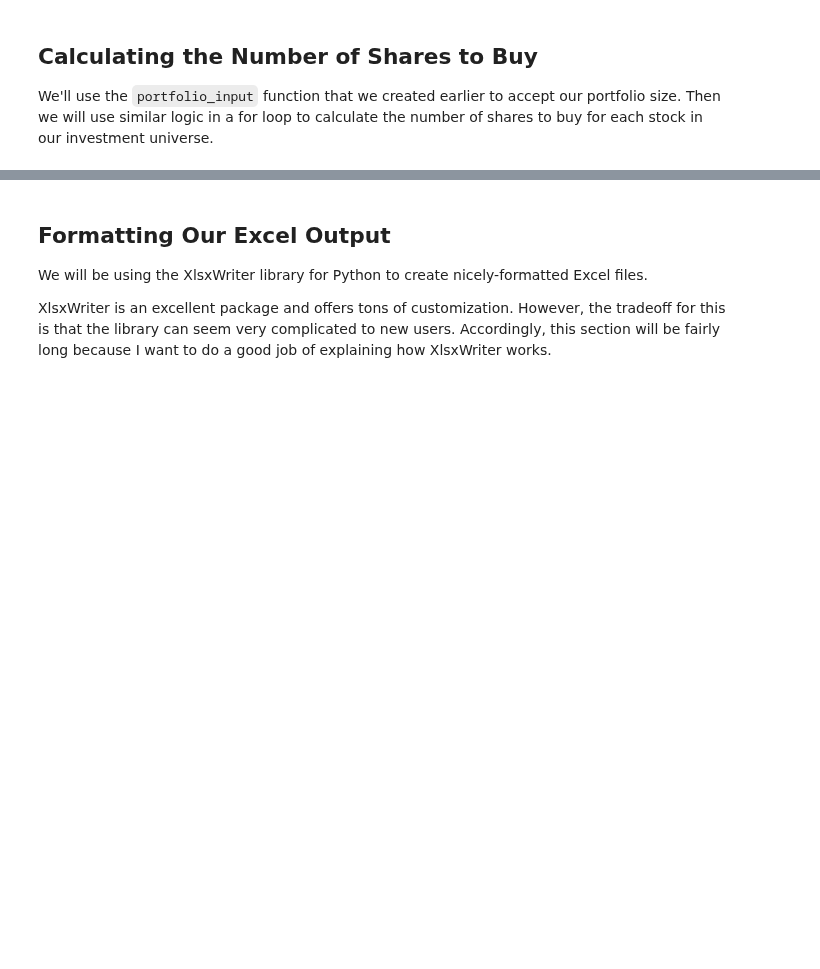
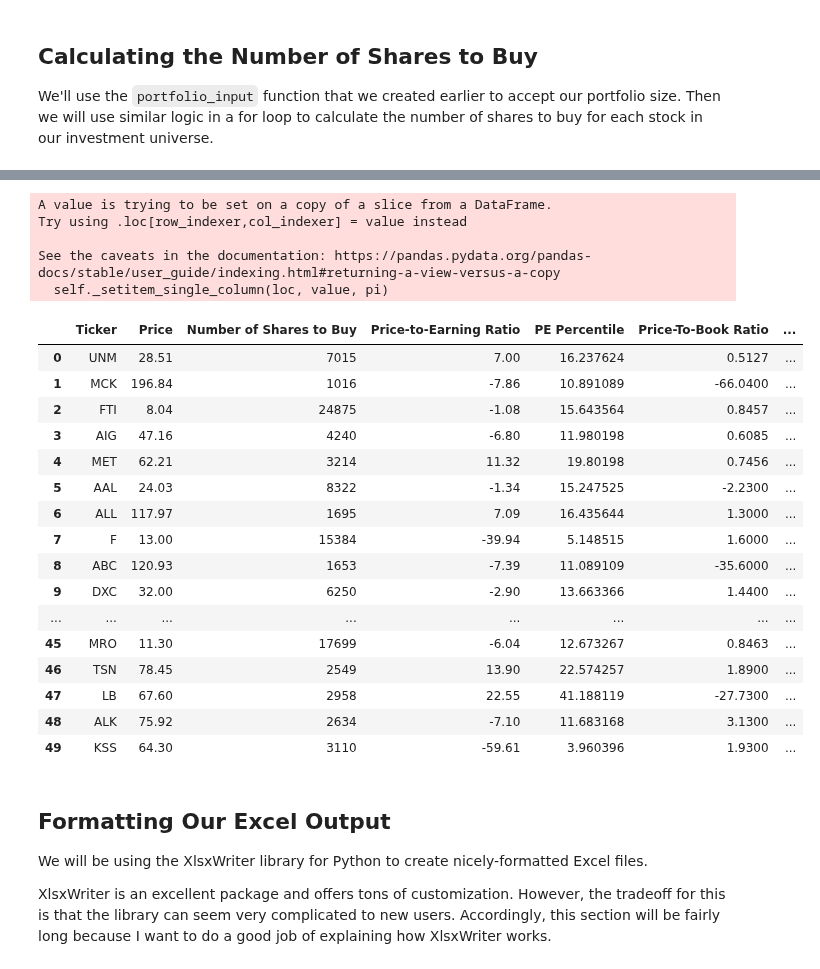
Before and after one commit to avin-shum/algorithmic-trading-python, a Jupyter notebook: learning_files/003_quantitative_value_strategy.ipynb, the cells around one changed output, grey strips where cells are left out. Drawn from its saved outputs; the diff is of its cells as text; code cells hidden in the pictures; blank space fills up the shorter version.

Commit message:
3.13 Calculating the Number of Shares to Buy (4:21:41)

```diff
--- a/learning_files/003_quantitative_value_strategy.ipynb
+++ b/learning_files/003_quantitative_value_strategy.ipynb
@@ -489,3 +469,33 @@ Enter the value of your portfolio:1000000
+# %%
+position_size = float(portfolio_size) / len(rv_dataframe50.index)
+
+for row in rv_dataframe50.index:
+    rv_dataframe50.loc[row, 'Number of Shares to Buy'] = math.floor(position_size / rv_dataframe50.loc[row, 'Price'])
+
+rv_dataframe50
+# %% [output]
+A value is trying to be set on a copy of a slice from a DataFrame.
+Try using .loc[row_indexer,col_indexer] = value instead
+
+See the caveats in the documentation: https://pandas.pydata.org/pandas-docs/stable/user_guide/indexing.html#returning-a-view-versus-a-copy
+  self._setitem_single_column(loc, value, pi)
+|  | Ticker | Price | Number of Shares to Buy | Price-to-Earning Ratio | PE Percentile | Price-To-Book Ratio | ... |
+| 0 | UNM | 28.51 | 7015 | 7.00 | 16.237624 | 0.5127 | ... |
+| 1 | MCK | 196.84 | 1016 | -7.86 | 10.891089 | -66.0400 | ... |
+| 2 | FTI | 8.04 | 24875 | -1.08 | 15.643564 | 0.8457 | ... |
+| 3 | AIG | 47.16 | 4240 | -6.80 | 11.980198 | 0.6085 | ... |
+| 4 | MET | 62.21 | 3214 | 11.32 | 19.80198 | 0.7456 | ... |
+| 5 | AAL | 24.03 | 8322 | -1.34 | 15.247525 | -2.2300 | ... |
+| 6 | ALL | 117.97 | 1695 | 7.09 | 16.435644 | 1.3000 | ... |
+| 7 | F | 13.00 | 15384 | -39.94 | 5.148515 | 1.6000 | ... |
+| 8 | ABC | 120.93 | 1653 | -7.39 | 11.089109 | -35.6000 | ... |
+| 9 | DXC | 32.00 | 6250 | -2.90 | 13.663366 | 1.4400 | ... |
+| ... | ... | ... | ... | ... | ... | ... | ... |
+| 45 | MRO | 11.30 | 17699 | -6.04 | 12.673267 | 0.8463 | ... |
+| 46 | TSN | 78.45 | 2549 | 13.90 | 22.574257 | 1.8900 | ... |
+| 47 | LB | 67.60 | 2958 | 22.55 | 41.188119 | -27.7300 | ... |
+| 48 | ALK | 75.92 | 2634 | -7.10 | 11.683168 | 3.1300 | ... |
+| 49 | KSS | 64.30 | 3110 | -59.61 | 3.960396 | 1.9300 | ... |
 # %% [markdown]
 ## Formatting Our Excel Output
 
```
Also changed, not shown: parts of 3 cells of this notebook.
